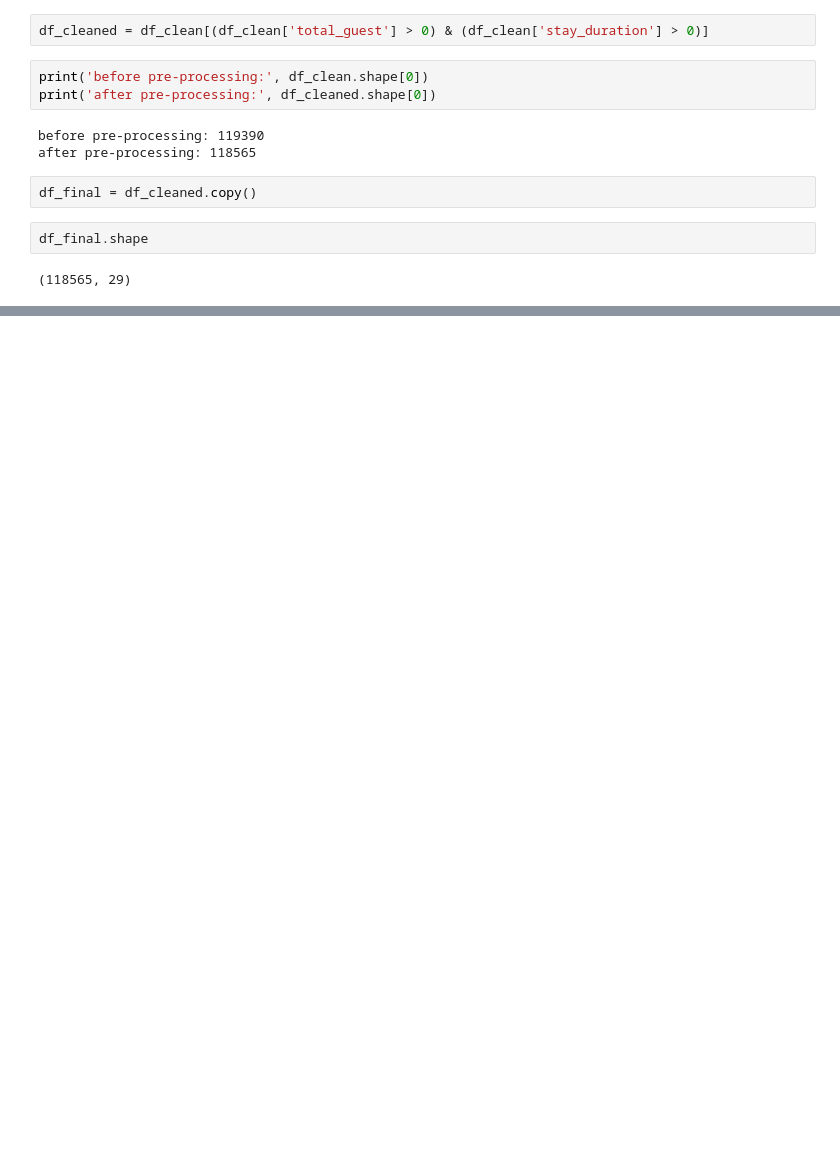
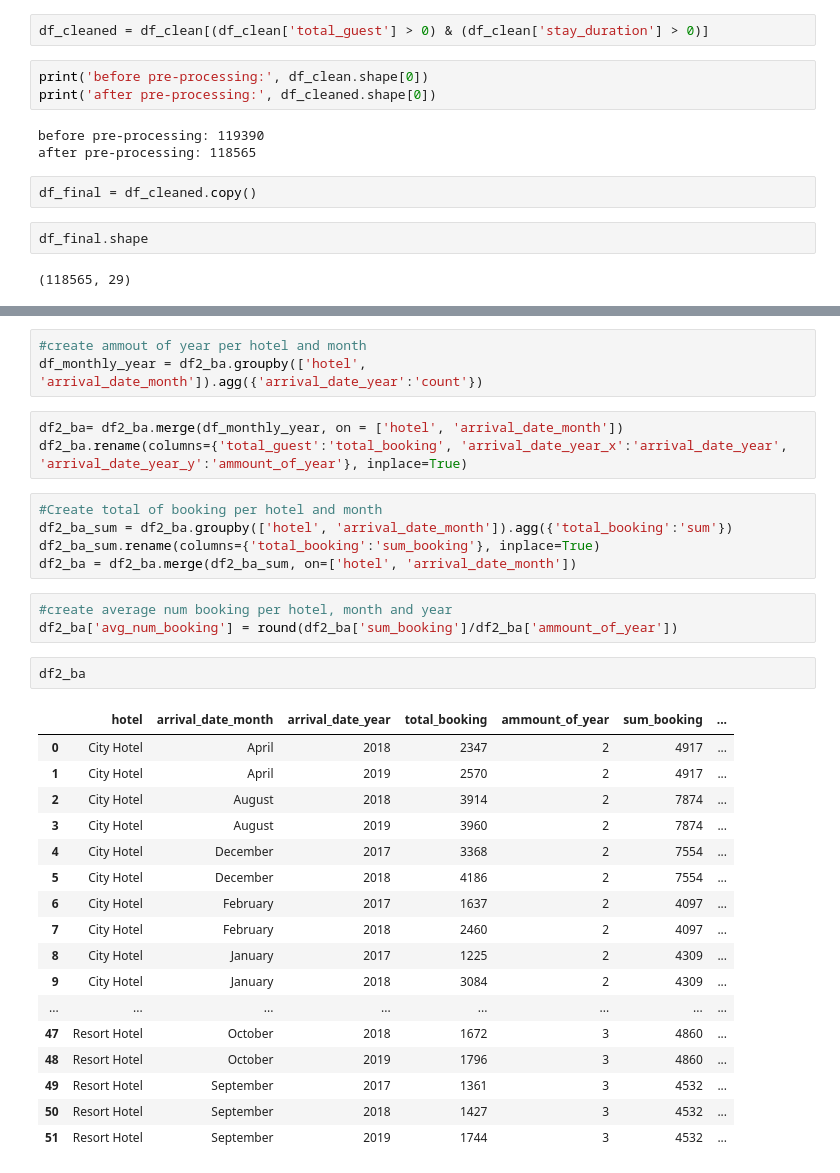
Before and after one commit to audryannoor/Investigate-Hotel-Business-using-Data-Visualization, a Jupyter notebook: Rafif Noor Audryan_Investigate Hotel Business using Data-Visualization.ipynb, the cells around one changed output, grey strips where cells are left out. Cells and saved outputs as stored; diff of their text form; blank space fills up the shorter version.

```diff
--- a/Rafif Noor Audryan_Investigate Hotel Business using Data-Visualization.ipynb
+++ b/Rafif Noor Audryan_Investigate Hotel Business using Data-Visualization.ipynb
@@ -164,0 +208,34 @@ df_final.shape
+# %%
+#create ammout of year per hotel and month
+df_monthly_year = df2_ba.groupby(['hotel', 'arrival_date_month']).agg({'arrival_date_year':'count'})
+# %%
+df2_ba= df2_ba.merge(df_monthly_year, on = ['hotel', 'arrival_date_month'])
+df2_ba.rename(columns={'total_guest':'total_booking', 'arrival_date_year_x':'arrival_date_year', 'arrival_date_year_y':'ammount_of_year'}, inplace=True)
+# %%
+#Create total of booking per hotel and month
+df2_ba_sum = df2_ba.groupby(['hotel', 'arrival_date_month']).agg({'total_booking':'sum'})
+df2_ba_sum.rename(columns={'total_booking':'sum_booking'}, inplace=True)
+df2_ba = df2_ba.merge(df2_ba_sum, on=['hotel', 'arrival_date_month'])
+# %%
+#create average num booking per hotel, month and year
+df2_ba['avg_num_booking'] = round(df2_ba['sum_booking']/df2_ba['ammount_of_year'])
+# %%
+df2_ba
+# %% [output]
+|  | hotel | arrival_date_month | arrival_date_year | total_booking | ammount_of_year | sum_booking | ... |
+| 0 | City Hotel | April | 2018 | 2347 | 2 | 4917 | ... |
+| 1 | City Hotel | April | 2019 | 2570 | 2 | 4917 | ... |
+| 2 | City Hotel | August | 2018 | 3914 | 2 | 7874 | ... |
+| 3 | City Hotel | August | 2019 | 3960 | 2 | 7874 | ... |
+| 4 | City Hotel | December | 2017 | 3368 | 2 | 7554 | ... |
+| 5 | City Hotel | December | 2018 | 4186 | 2 | 7554 | ... |
+| 6 | City Hotel | February | 2017 | 1637 | 2 | 4097 | ... |
+| 7 | City Hotel | February | 2018 | 2460 | 2 | 4097 | ... |
+| 8 | City Hotel | January | 2017 | 1225 | 2 | 4309 | ... |
+| 9 | City Hotel | January | 2018 | 3084 | 2 | 4309 | ... |
+| ... | ... | ... | ... | ... | ... | ... | ... |
+| 47 | Resort Hotel | October | 2018 | 1672 | 3 | 4860 | ... |
+| 48 | Resort Hotel | October | 2019 | 1796 | 3 | 4860 | ... |
+| 49 | Resort Hotel | September | 2017 | 1361 | 3 | 4532 | ... |
+| 50 | Resort Hotel | September | 2018 | 1427 | 3 | 4532 | ... |
+| 51 | Resort Hotel | September | 2019 | 1744 | 3 | 4532 | ... |
```
Also changed, not shown: parts of 8 cells of this notebook.
